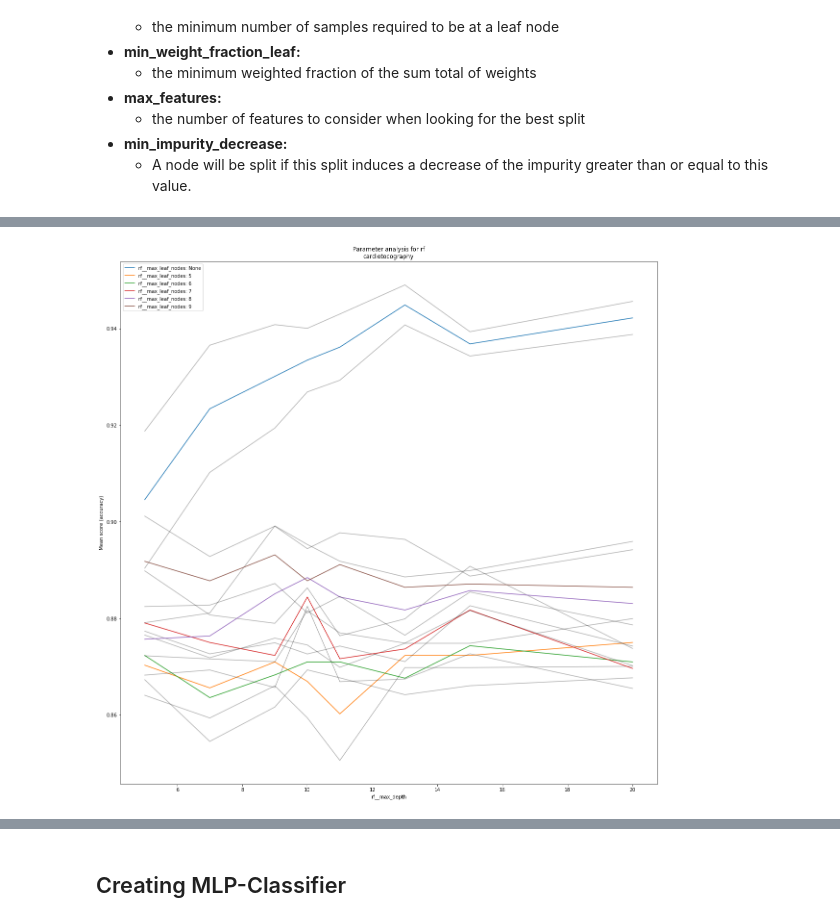
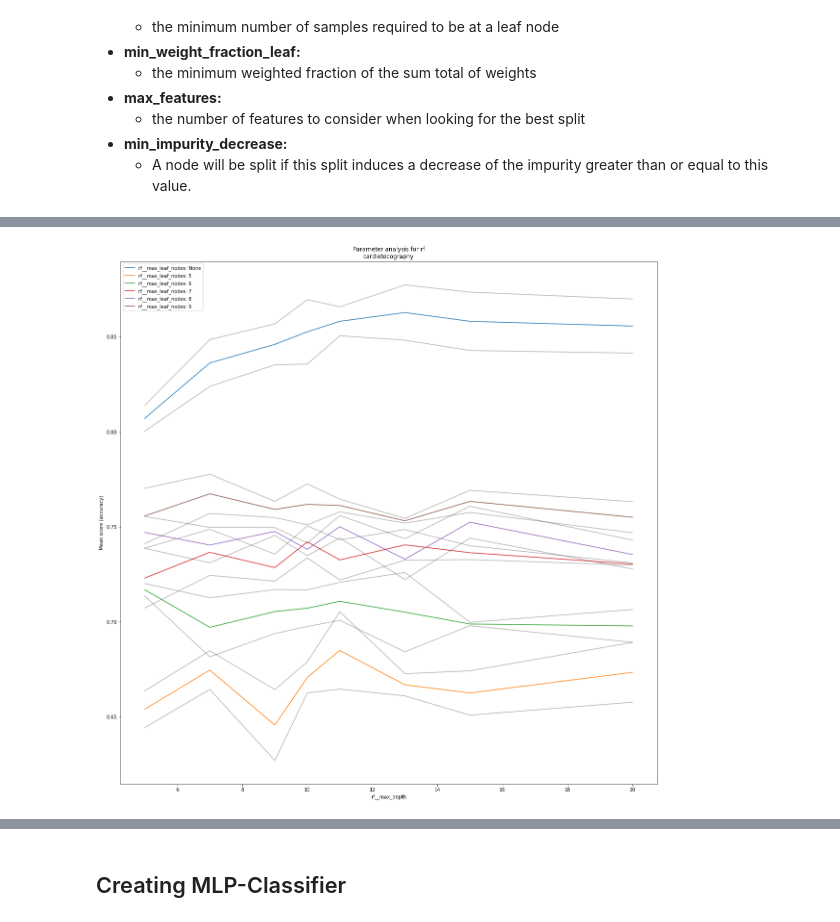
Before and after one commit to theGreatRaphael/ML_Task1, a Jupyter notebook: Exercise2/cardiotocography.ipynb, the cells around one changed output, grey strips where cells are left out. Saved outputs shown, nothing was run; the diff lists cells and outputs as text; code cells hidden in the pictures.

```diff
--- a/Exercise2/cardiotocography.ipynb
+++ b/Exercise2/cardiotocography.ipynb
@@ -209,7 +220,8 @@ params_logreg = {
 grid_logreg = GridSearchCV(estimator=pipe_logreg,
     param_grid=params_logreg,
     cv=3,
-    scoring='accuracy',
+    #scoring='accuracy',
+    scoring='f1_weighted',
     verbose=2,
     n_jobs=-1)
 # %%
@@ -298,8 +334,8 @@ from sklearn.preprocessing import MinMaxScaler
 from sklearn.feature_selection import RFECV, RFE
 # %%
 pipe_knn = Pipeline([
-    #('scaler', MinMaxScaler()),
-    ('scaler', RobustScaler()),
+    ('scaler', MinMaxScaler()),
+    #('scaler', RobustScaler()),
     ('knn', KNeighborsClassifier())
 ])
 # %%
@@ -312,8 +348,8 @@ params_knn = {
 grid_knn = GridSearchCV(estimator=pipe_knn,
     param_grid=params_knn,
     cv=3,
-    #scoring='f1_weighted',
-    scoring='accuracy',
+    scoring='f1_weighted',
+    #scoring='accuracy',
     verbose=2,
     n_jobs=-1)
 # %%
@@ -422,7 +472,7 @@ params_rf = {
 grid_rf = GridSearchCV(estimator=pipe_rf,
     param_grid=params_rf,
     cv=3,
-    scoring='accuracy',
+    scoring='f1_weighted',
     verbose=2,
     n_jobs=-1)
 # %%
@@ -504,13 +568,13 @@ plot_parameter_analysis(grid=grid_rf, params=params_rf, param1='rf__max_depth',
 # %%
 params_rf_base = {
     'rf__class_weight': ['balanced'],
-    'rf__min_samples_split': [3],
+    'rf__min_samples_split': [4],
     'rf__n_estimators': [100]
 }
 plot_parameter_analysis(grid=grid_rf, params=params_rf, param1='rf__max_depth',
                         param2='rf__max_leaf_nodes', params_base=params_rf_base,
                         method_name="rf")
 # %% [output]
-[figure, old version]
+[figure, new version]
 # %%
 pipe_rf.set_params(**grid_rf.best_params_)
```
Also changed, not shown: parts of 40 cells of this notebook, 2 other files.
